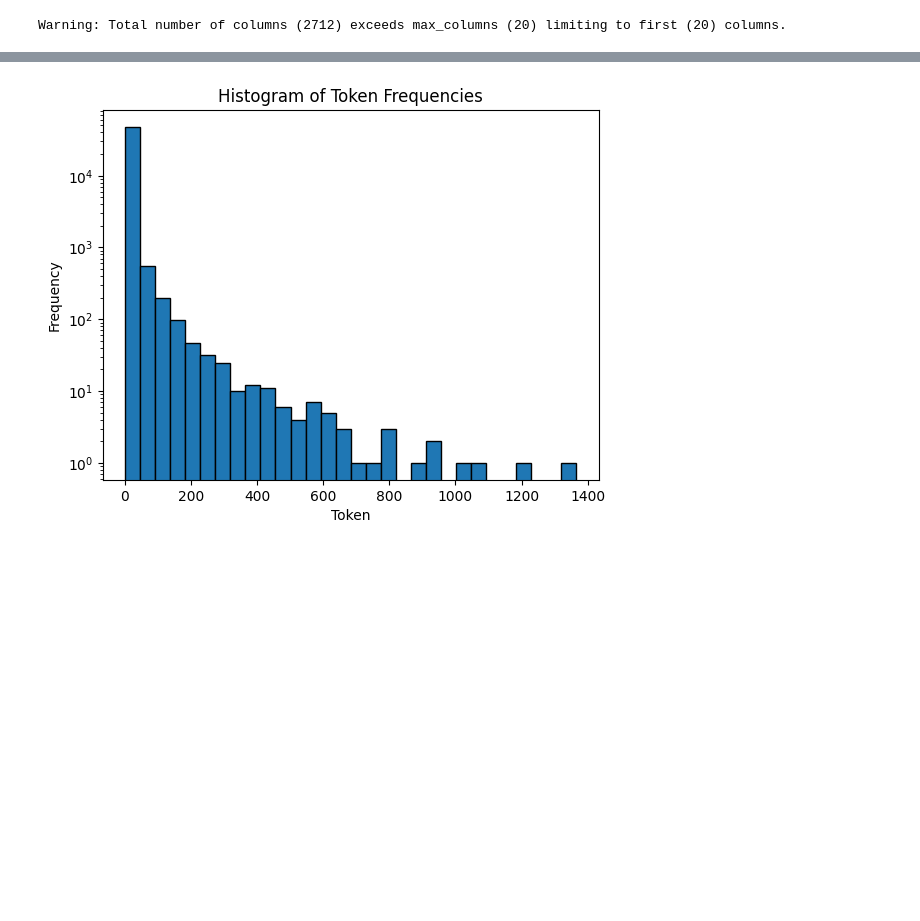
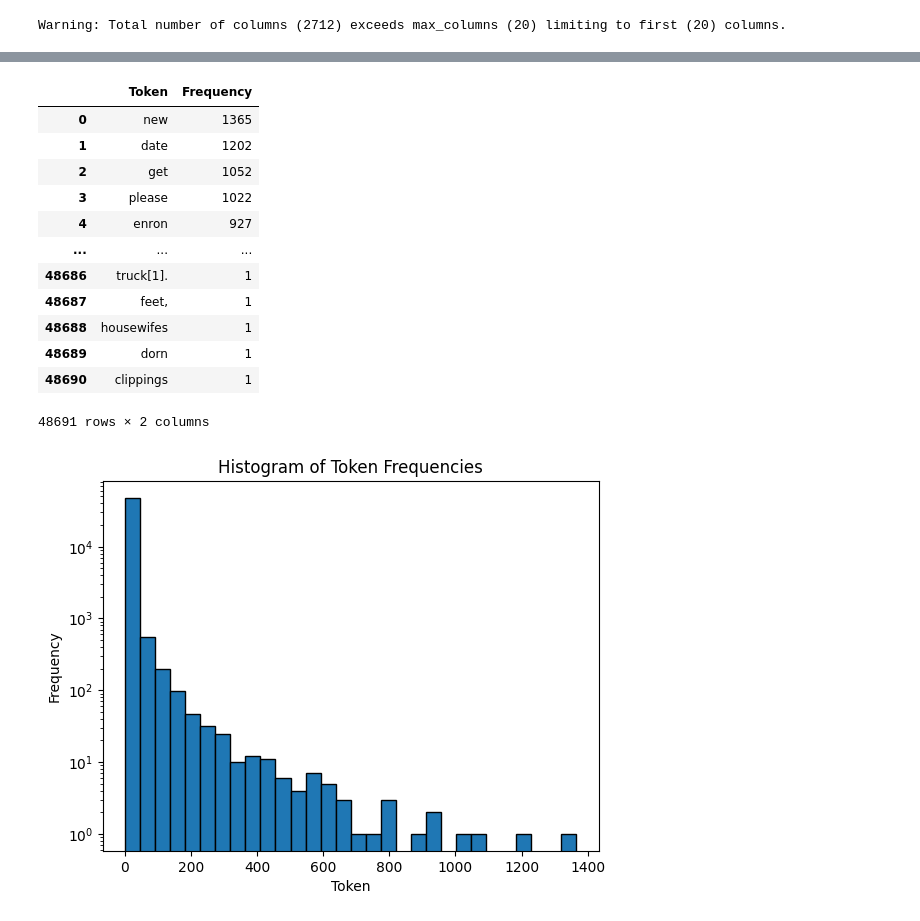
Before and after one commit to hwayalew/A05-pca, a Jupyter notebook: notebook.ipynb, the cells around one changed output, grey strips where cells are left out. Cells and saved outputs as stored; diff of their text form; code cells hidden in the pictures; blank space fills up the shorter version.

```diff
--- a/notebook.ipynb
+++ b/notebook.ipynb
@@ -100,3 +112,21 @@ Counter({'new': 1365, 'date': 1202, 'get': 1052, 'please': 1022, 'enron': 927, '
+# %%
+# Displaying the contents of token_freq in a table
+token_freq_df = pd.DataFrame(token_freq, columns=['Token', 'Frequency'])
+token_freq_df
+# %% [output]
+|  | Token | Frequency |
+| 0 | new | 1365 |
+| 1 | date | 1202 |
+| 2 | get | 1052 |
+| 3 | please | 1022 |
+| 4 | enron | 927 |
+| ... | ... | ... |
+| 48686 | truck[1]. | 1 |
+| 48687 | feet, | 1 |
+| 48688 | housewifes | 1 |
+| 48689 | dorn | 1 |
+| 48690 | clippings | 1 |
+48691 rows × 2 columns
 # %%
 # Plot a histogram of the occurrences of tokens.
 token_freq_values = [freq for token, freq in token_freq]
```
Also changed, not shown: parts of 1 cell of this notebook.
